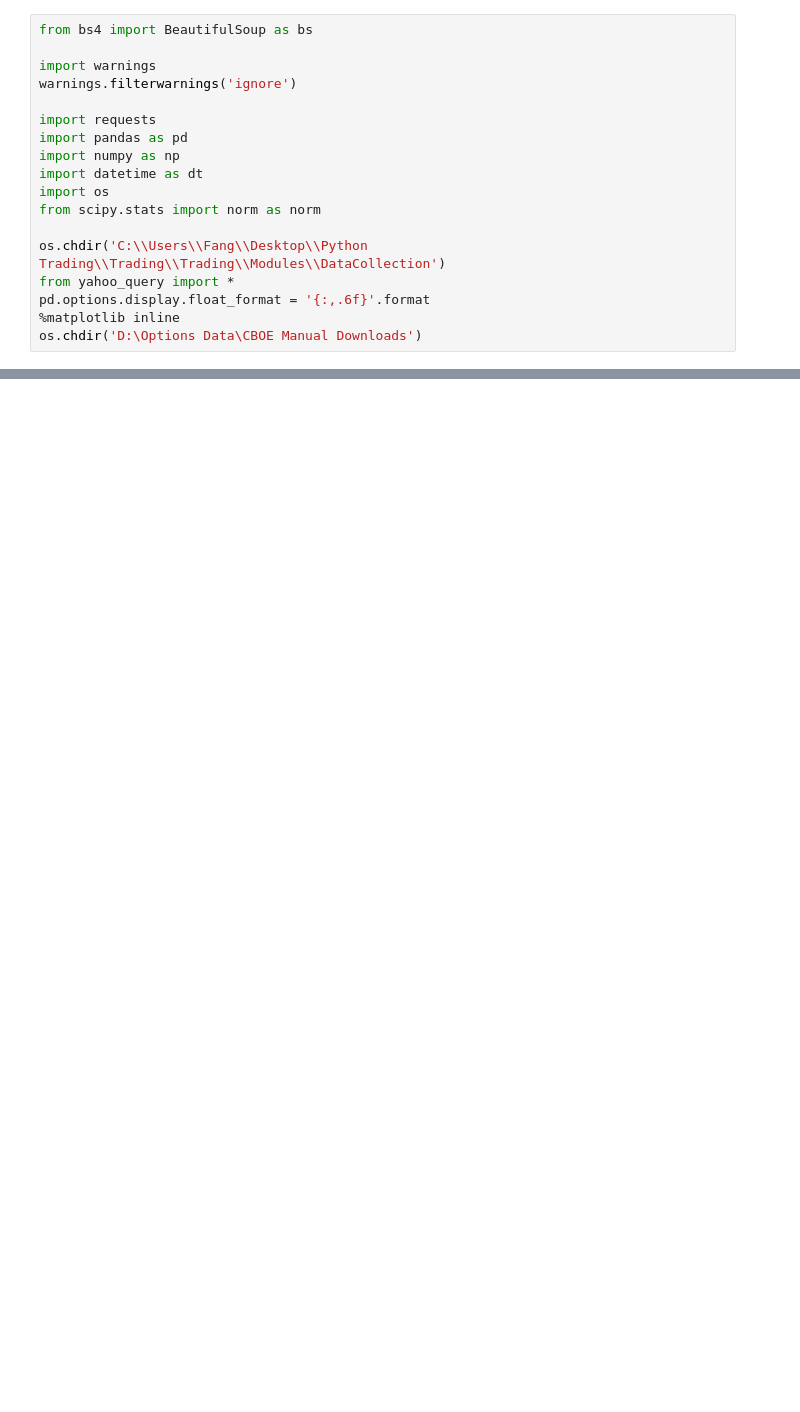
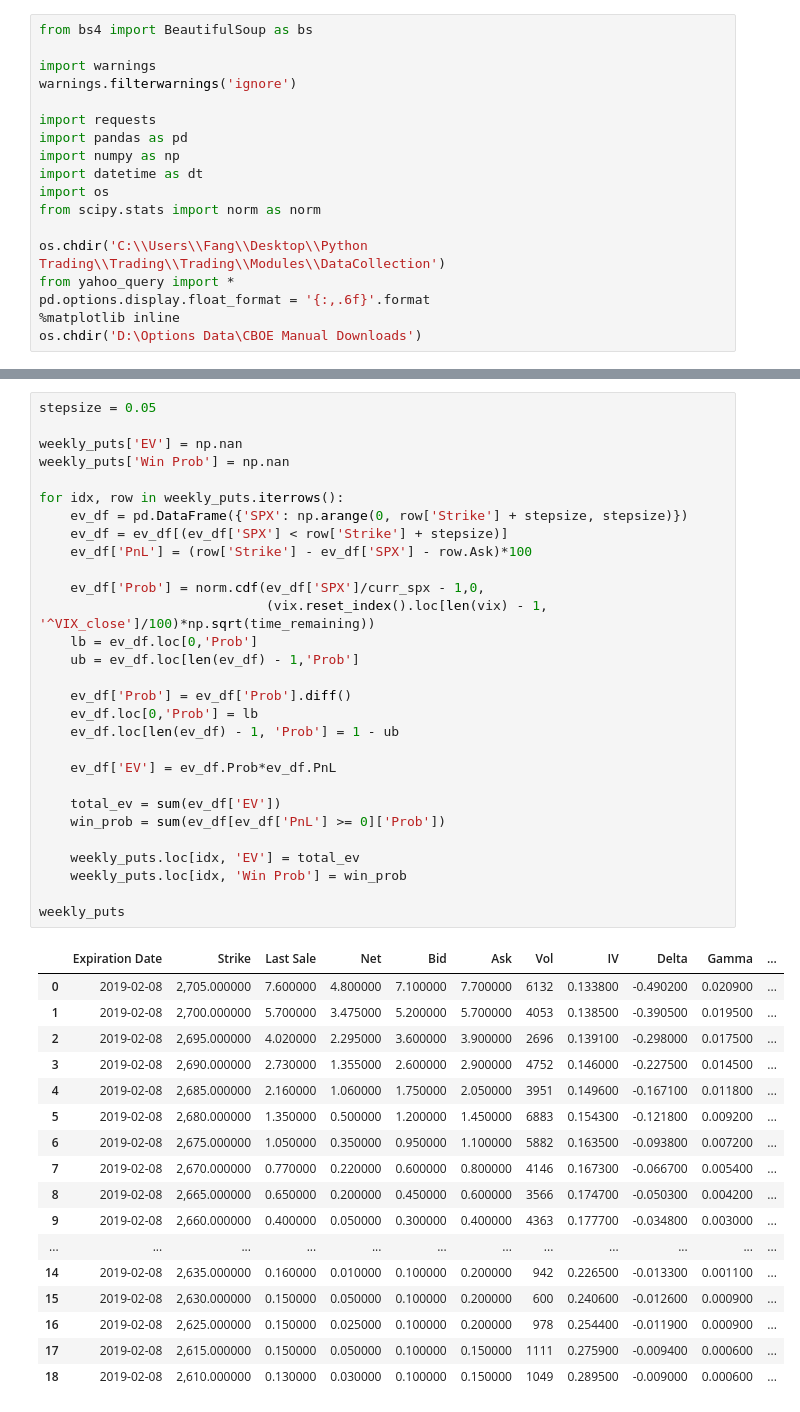
Before and after one commit to auto-d1dact/Trading, a Jupyter notebook: Notebooks/SPX Options Analysis - CBOE.ipynb, the cells around one changed output, grey strips where cells are left out. Saved outputs shown, nothing was run; the diff lists cells and outputs as text; blank space fills up the shorter version.

Commit message:
probs
p

```diff
--- a/Notebooks/SPX Options Analysis - CBOE.ipynb
+++ b/Notebooks/SPX Options Analysis - CBOE.ipynb
@@ -207,0 +193,47 @@ curr_spx
+# %%
+stepsize = 0.05
+
+weekly_puts['EV'] = np.nan
+weekly_puts['Win Prob'] = np.nan
+
+for idx, row in weekly_puts.iterrows():
+    ev_df = pd.DataFrame({'SPX': np.arange(0, row['Strike'] + stepsize, stepsize)})
+    ev_df = ev_df[(ev_df['SPX'] < row['Strike'] + stepsize)]
+    ev_df['PnL'] = (row['Strike'] - ev_df['SPX'] - row.Ask)*100
+
+    ev_df['Prob'] = norm.cdf(ev_df['SPX']/curr_spx - 1,0,
+                             (vix.reset_index().loc[len(vix) - 1, '^VIX_close']/100)*np.sqrt(time_remaining))
+    lb = ev_df.loc[0,'Prob']
+    ub = ev_df.loc[len(ev_df) - 1,'Prob']
+
+    ev_df['Prob'] = ev_df['Prob'].diff()
+    ev_df.loc[0,'Prob'] = lb
+    ev_df.loc[len(ev_df) - 1, 'Prob'] = 1 - ub
+
+    ev_df['EV'] = ev_df.Prob*ev_df.PnL
+
+    total_ev = sum(ev_df['EV'])
+    win_prob = sum(ev_df[ev_df['PnL'] >= 0]['Prob'])
+
+    weekly_puts.loc[idx, 'EV'] = total_ev
+    weekly_puts.loc[idx, 'Win Prob'] = win_prob
+
+weekly_puts
+# %% [output]
+|  | Expiration Date | Strike | Last Sale | Net | Bid | Ask | Vol | IV | Delta | Gamma | ... |
+| 0 | 2019-02-08 | 2,705.000000 | 7.600000 | 4.800000 | 7.100000 | 7.700000 | 6132 | 0.133800 | -0.490200 | 0.020900 | ... |
+| 1 | 2019-02-08 | 2,700.000000 | 5.700000 | 3.475000 | 5.200000 | 5.700000 | 4053 | 0.138500 | -0.390500 | 0.019500 | ... |
+| 2 | 2019-02-08 | 2,695.000000 | 4.020000 | 2.295000 | 3.600000 | 3.900000 | 2696 | 0.139100 | -0.298000 | 0.017500 | ... |
+| 3 | 2019-02-08 | 2,690.000000 | 2.730000 | 1.355000 | 2.600000 | 2.900000 | 4752 | 0.146000 | -0.227500 | 0.014500 | ... |
+| 4 | 2019-02-08 | 2,685.000000 | 2.160000 | 1.060000 | 1.750000 | 2.050000 | 3951 | 0.149600 | -0.167100 | 0.011800 | ... |
+| 5 | 2019-02-08 | 2,680.000000 | 1.350000 | 0.500000 | 1.200000 | 1.450000 | 6883 | 0.154300 | -0.121800 | 0.009200 | ... |
+| 6 | 2019-02-08 | 2,675.000000 | 1.050000 | 0.350000 | 0.950000 | 1.100000 | 5882 | 0.163500 | -0.093800 | 0.007200 | ... |
+| 7 | 2019-02-08 | 2,670.000000 | 0.770000 | 0.220000 | 0.600000 | 0.800000 | 4146 | 0.167300 | -0.066700 | 0.005400 | ... |
+| 8 | 2019-02-08 | 2,665.000000 | 0.650000 | 0.200000 | 0.450000 | 0.600000 | 3566 | 0.174700 | -0.050300 | 0.004200 | ... |
+| 9 | 2019-02-08 | 2,660.000000 | 0.400000 | 0.050000 | 0.300000 | 0.400000 | 4363 | 0.177700 | -0.034800 | 0.003000 | ... |
+| ... | ... | ... | ... | ... | ... | ... | ... | ... | ... | ... | ... |
+| 14 | 2019-02-08 | 2,635.000000 | 0.160000 | 0.010000 | 0.100000 | 0.200000 | 942 | 0.226500 | -0.013300 | 0.001100 | ... |
+| 15 | 2019-02-08 | 2,630.000000 | 0.150000 | 0.050000 | 0.100000 | 0.200000 | 600 | 0.240600 | -0.012600 | 0.000900 | ... |
+| 16 | 2019-02-08 | 2,625.000000 | 0.150000 | 0.025000 | 0.100000 | 0.200000 | 978 | 0.254400 | -0.011900 | 0.000900 | ... |
+| 17 | 2019-02-08 | 2,615.000000 | 0.150000 | 0.050000 | 0.100000 | 0.150000 | 1111 | 0.275900 | -0.009400 | 0.000600 | ... |
+| 18 | 2019-02-08 | 2,610.000000 | 0.130000 | 0.030000 | 0.100000 | 0.150000 | 1049 | 0.289500 | -0.009000 | 0.000600 | ... |
```
Also changed, not shown: parts of 6 cells of this notebook.
